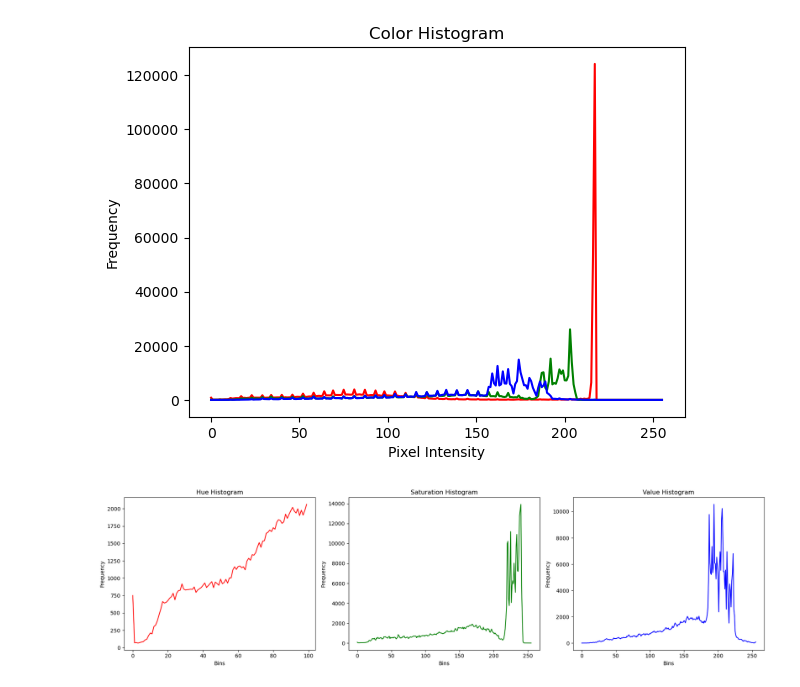
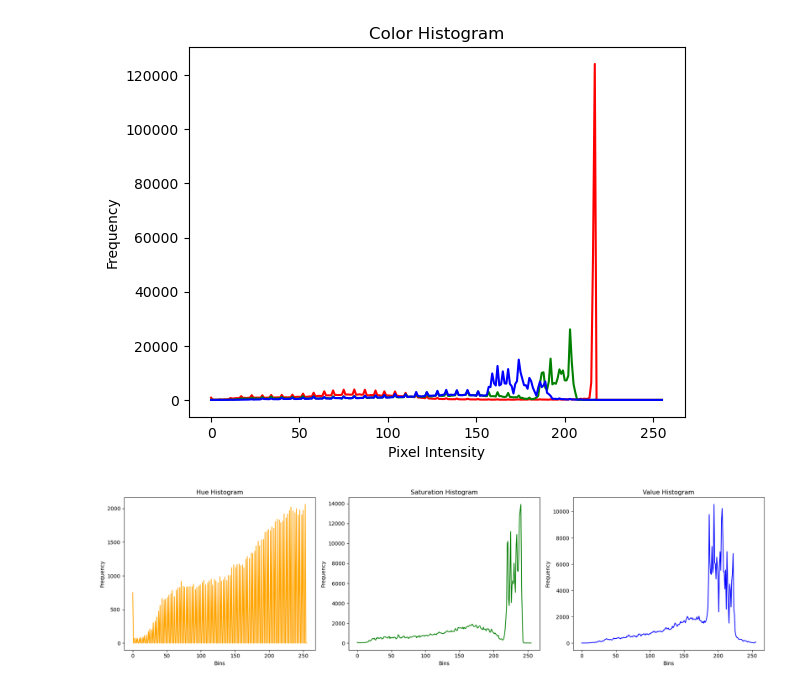
Before and after one commit to aaabdelaziz/Image-Processing, a Jupyter notebook: Python_Implemnetation/12-Histogram.ipynb, the cells around one changed output. Saved outputs shown, nothing was run; the diff lists cells and outputs as text; code cells hidden in the pictures.

```diff
--- a/Python_Implemnetation/12-Histogram.ipynb
+++ b/Python_Implemnetation/12-Histogram.ipynb
@@ -33,38 +67,43 @@ plt.show()
 # %%
 # To ge the image pixels intensity
 # get the hsv image
-
 img_hsv = cv2.cvtColor(image, cv2.COLOR_BGR2HSV)
+# split the HSV image to it's basic values of HSV, to get the H,S,V values for every pixel in the image.
 hue, sat, val = cv2.split(image)
 
-hist_h = cv2.calcHist([hue],[0], None, [100],[0,100])
+# For Hue array, it carries the colors in the image, so calculate the frequency ( how many times) every hue value is repeated in the image
+ # Since the image most colors are between red,orange , brown and green,
+ # So, we Calculate the frequency for how many times the same color is repeat in the image till color with value 100 -> which are the frequency that every color from red,brown,orange and green is repeated in the image.
+hist_h = cv2.calcHist([hue],[0], None, [256],[0,100])
+# For Saturation array, it carries the intensity values in the image, so calculate the frequency ( how many times) every intensity value is repeated in the image, for higher pins , if the frequency is high, means the image was more bright than more dark
 hist_s = cv2.calcHist([sat],[0], None, [256],[0,256])
+# For Value array, it carries the brightness values in the image, so calculate the frequency ( how many times) every brightness value is repeated in the image , for higher pins , if the frequency is high, means the image was more bright than more dark
 hist_v = cv2.calcHist([val],[0], None, [256],[0,256])
 
 fig, axes = plt.subplots(1, 3, figsize=(18,5))
 
 # Show the Hue
 axes[0].plot(hist_h, color='Orange')
 axes[0].set_title("Hue Histogram")
 axes[0].set_xlabel("Bins")
 axes[0].set_ylabel("Frequency")
 
 # Show the Saturation
 axes[1].plot(hist_s, color='green')
 axes[1].set_title("Saturation Histogram")
 axes[1].set_xlabel("Bins")
 axes[1].set_ylabel("Frequency")
 
 
 # Show the Value
 axes[2].plot(hist_v, color='Blue')
 axes[2].set_title("Value Histogram")
 axes[2].set_xlabel("Bins")
 axes[2].set_ylabel("Frequency")
 
 plt.tight_layout()
 plt.show()
 # %% [output]
-[figure, old version]
+[figure, new version]
 # %% [markdown]
 Peaks show more toward the brightcolors and the intensities show a good dynamic range.
```
Also changed, not shown: parts of 2 cells of this notebook, 3 other files.
